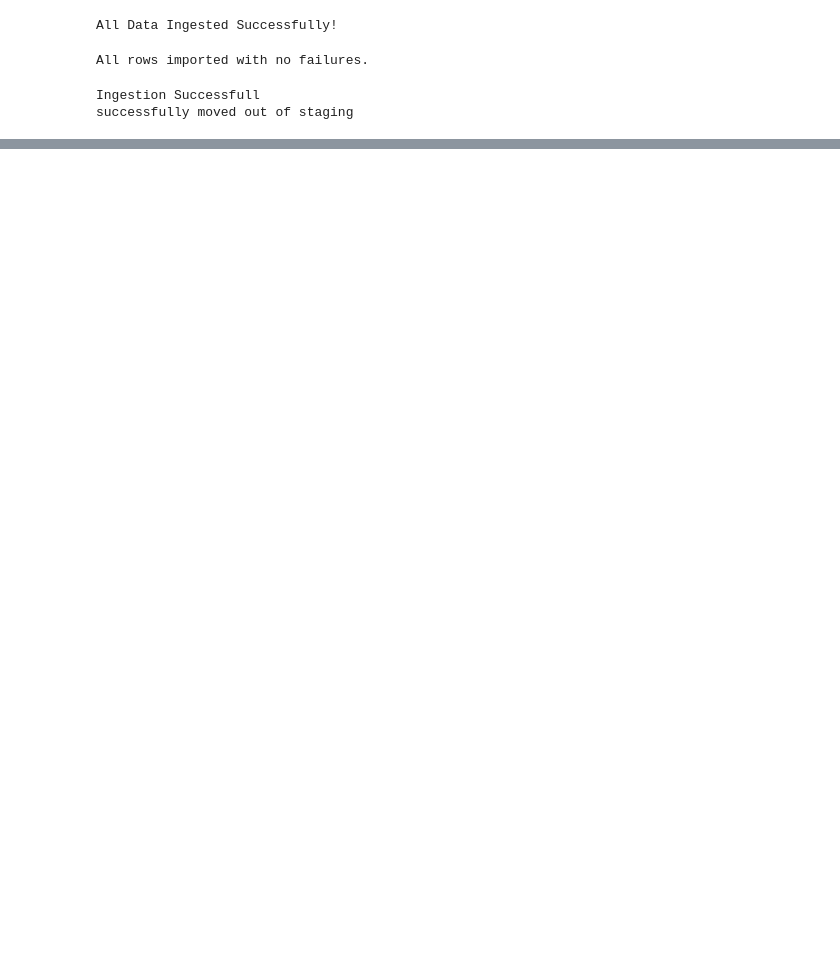
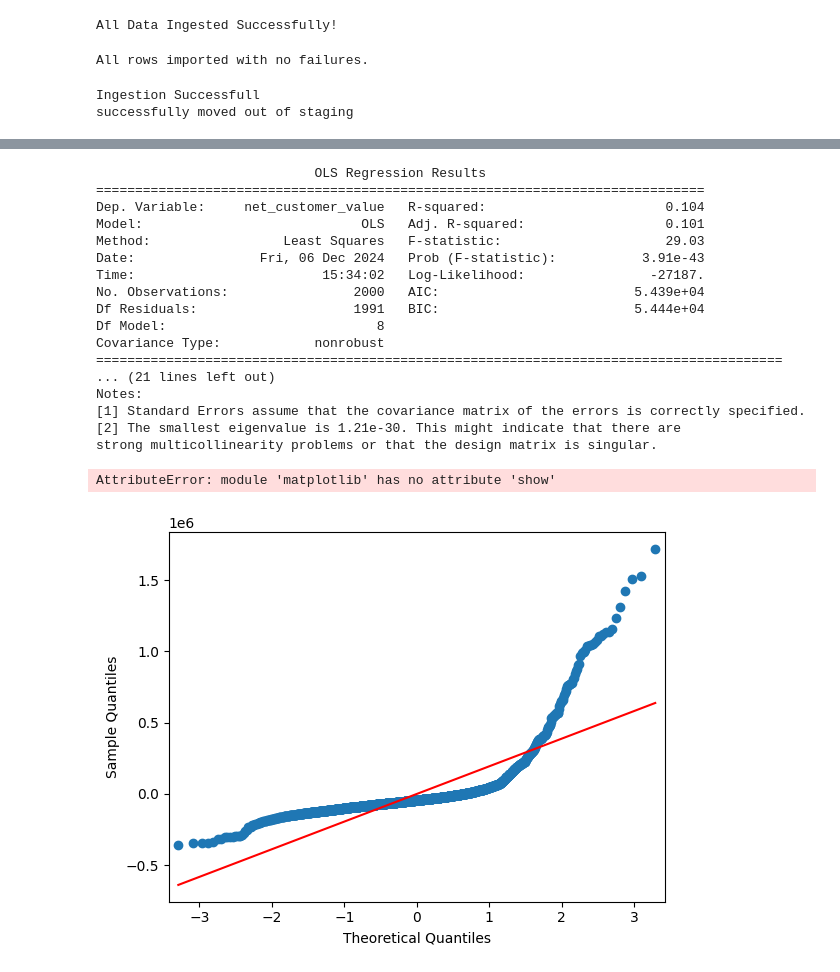
Before and after one commit to Tuckersteward/Pipelines-Final-Project, a Jupyter notebook: fp_carterNaegleCabotSteward.ipynb, the cells around one changed output, grey strips where cells are left out. Drawn from its saved outputs; the diff is of its cells as text; code cells hidden in the pictures; blank space fills up the shorter version.

```diff
--- a/fp_carterNaegleCabotSteward.ipynb
+++ b/fp_carterNaegleCabotSteward.ipynb
@@ -21,7 +21,6 @@ import logging
 import numpy as np
 
 environment = 'prod'
-# 'test' or 'prod'
 
 load_dotenv()
 log_folder = 'logging'
@@ -62,6 +61,14 @@ def get_connections():
     except Exception as e:
         print(f"Error connecting to the database: {e}")
         return None
+
+connections = get_connections()
+
+if connections:
+    post_conn = connections['post_conn']
+    post_cursor = connections['post_cursor']
+    ssms_conn = connections['ssms_conn']
+    ssms_cursor = connections['ssms_cursor']
 # %%
 connections = get_connections()
 
@@ -925,0 +1316,11 @@ successfully moved out of staging
+# %%
+# Regression Model number 1
+x = df[['customer_age', 'customer_income', 'customer_type_online', 'customer_type_phone', 'household_size']]  # Independent variables
+y = df['net_customer_value']
+
+x = sm.add_constant(x)
+
+model = sm.OLS(y, x).fit()
+predictions = model.predict(x)
+
+print(model.summary())
@@ -925,0 +1345,40 @@ successfully moved out of staging
+# %%
+# Regression Model number 2
+import matplotlib as plt
+
+for col in df.select_dtypes(include='bool').columns:
+    df[col] = df[col].astype(int)
+
+x = df[['customer_age', 'customer_income', 'customer_type_online', 'customer_type_phone', 'household_size', 'mode_color_white', 'mode_color_red', 'mode_color_purple']]
+y = df['net_customer_value']
+
+x = sm.add_constant(x)
+
+model = sm.OLS(y, x).fit()
+
+print(model.summary())
+
+predictions = model.predict(x)
+residuals = y - predictions
+sm.qqplot(residuals, line='s')
+plt.show()
+# %% [output]
+                            OLS Regression Results
+==============================================================================
+Dep. Variable:     net_customer_value   R-squared:                       0.104
+Model:                            OLS   Adj. R-squared:                  0.101
+Method:                 Least Squares   F-statistic:                     29.03
+Date:                Fri, 06 Dec 2024   Prob (F-statistic):           3.91e-43
+Time:                        15:34:02   Log-Likelihood:                -27187.
+No. Observations:                2000   AIC:                         5.439e+04
+Df Residuals:                    1991   BIC:                         5.444e+04
+Df Model:                           8
+Covariance Type:            nonrobust
+========================================================================================
+... (21 lines left out)
+Notes:
+[1] Standard Errors assume that the covariance matrix of the errors is correctly specified.
+[2] The smallest eigenvalue is 1.21e-30. This might indicate that there are
+strong multicollinearity problems or that the design matrix is singular.
+AttributeError: module 'matplotlib' has no attribute 'show'
+[figure, added]
```
Also changed, not shown: parts of 11 cells of this notebook, 5 other files.
